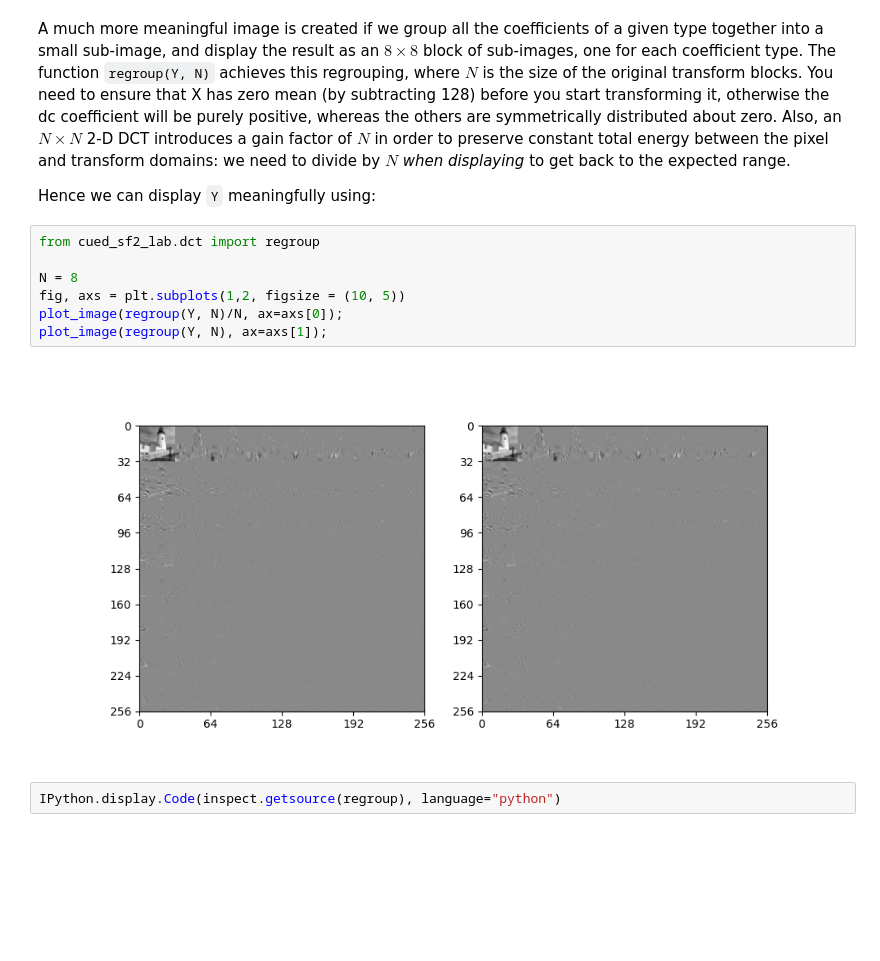
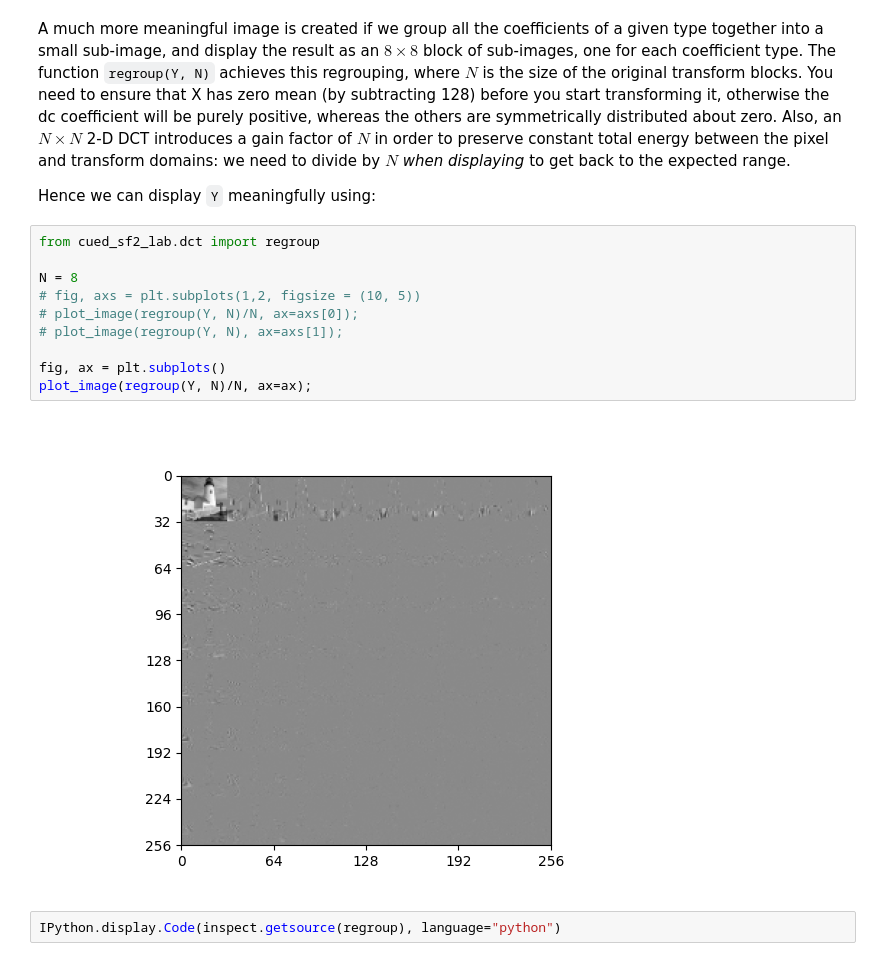
Before and after one commit to JiaZhengOng/cued_sf2_lab, a Jupyter notebook: 7-the-discrete-cosine-transform.ipynb, the cells around one changed output. Cells and saved outputs as stored; diff of their text form; blank space fills up the shorter version.

```diff
--- a/7-the-discrete-cosine-transform.ipynb
+++ b/7-the-discrete-cosine-transform.ipynb
@@ -203,12 +203,15 @@ Hence we can display `Y` meaningfully using:
 # %%
 from cued_sf2_lab.dct import regroup
 
 N = 8
-fig, axs = plt.subplots(1,2, figsize = (10, 5))
-plot_image(regroup(Y, N)/N, ax=axs[0]);
-plot_image(regroup(Y, N), ax=axs[1]);
+# fig, axs = plt.subplots(1,2, figsize = (10, 5))
+# plot_image(regroup(Y, N)/N, ax=axs[0]);
+# plot_image(regroup(Y, N), ax=axs[1]);
+
+fig, ax = plt.subplots()
+plot_image(regroup(Y, N)/N, ax=ax);
 # %% [output]
-[figure, old version]
+[figure, new version]
 # %%
 IPython.display.Code(inspect.getsource(regroup), language="python")
 # %% [output]
```
Also changed, not shown: parts of 1 cell of this notebook, 5 other files.
